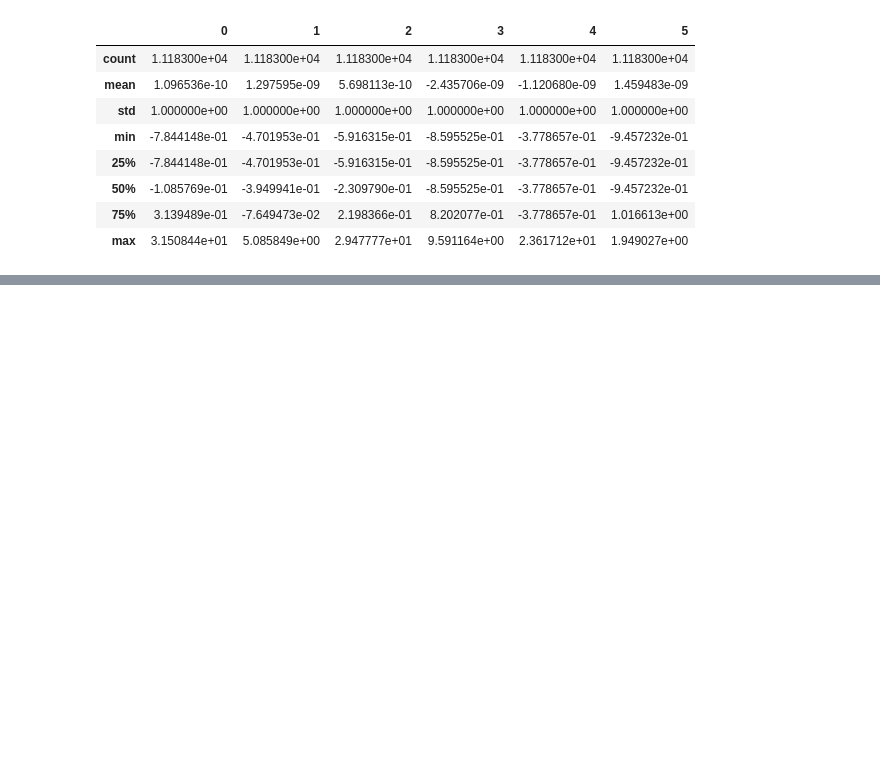
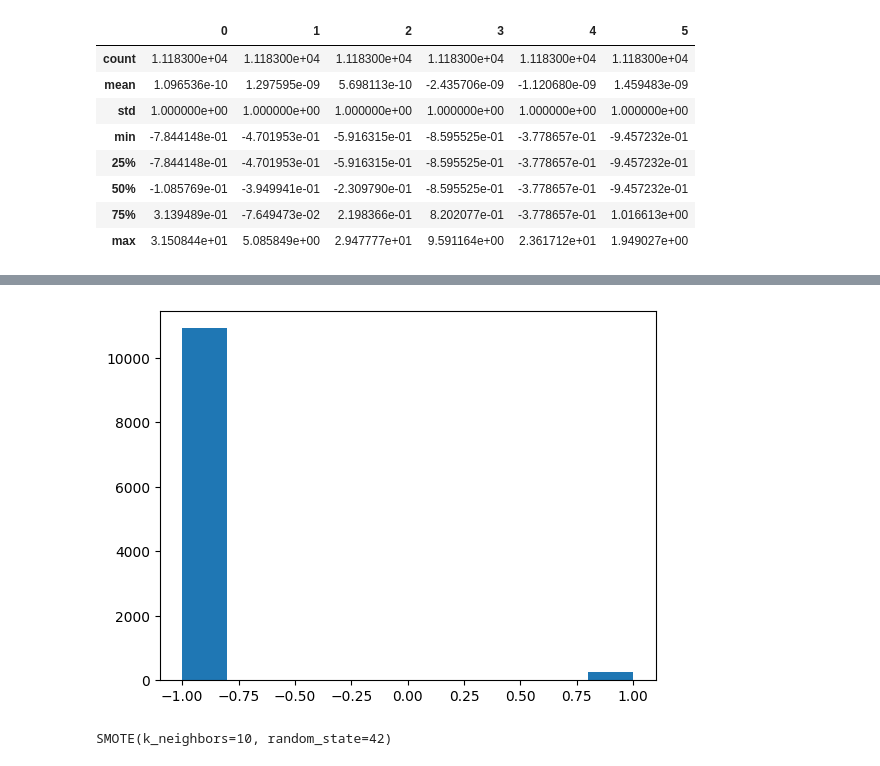
Before and after one commit to AleksaVukadinovic/IP1, a Jupyter notebook: 13/Untitled.ipynb, the cells around one changed output, grey strips where cells are left out. Cells and saved outputs as stored; diff of their text form; code cells hidden in the pictures; blank space fills up the shorter version.

```diff
--- a/13/Untitled.ipynb
+++ b/13/Untitled.ipynb
@@ -7,9 +3,9 @@ import imblearn as im
 import pandas as pd
 from imblearn.datasets import fetch_datasets
 # %%
-mammography = fetch_datasets()['mammography']
-X = pd.DataFrame(mammography.data)
-y = pd.Series(mammography.target)
+data = fetch_datasets()['mammography']
+X = pd.DataFrame(data.data)
+y = pd.DataFrame(data.target)
 # %%
 print(X.shape)
 X.describe()
@@ -52,3 +38,7 @@ U situacijama kada imamo jako nebalansirane klase, ne možemo da koristimo accur
+# %%
+freq, bins, _ = plt.hist(y)
+# %% [output]
+[figure, added]
 # %%
 from sklearn.model_selection import train_test_split
 # %%
@@ -55,0 +54,4 @@ X_train, X_test, y_train, y_test = train_test_split(X, y, stratify=y, test_size=
+# %%
+smote.fit(X_train, y_train)
+# %% [output]
+SMOTE(k_neighbors=10, random_state=42)
```
Also changed, not shown: parts of 10 cells of this notebook, 1 other file.
